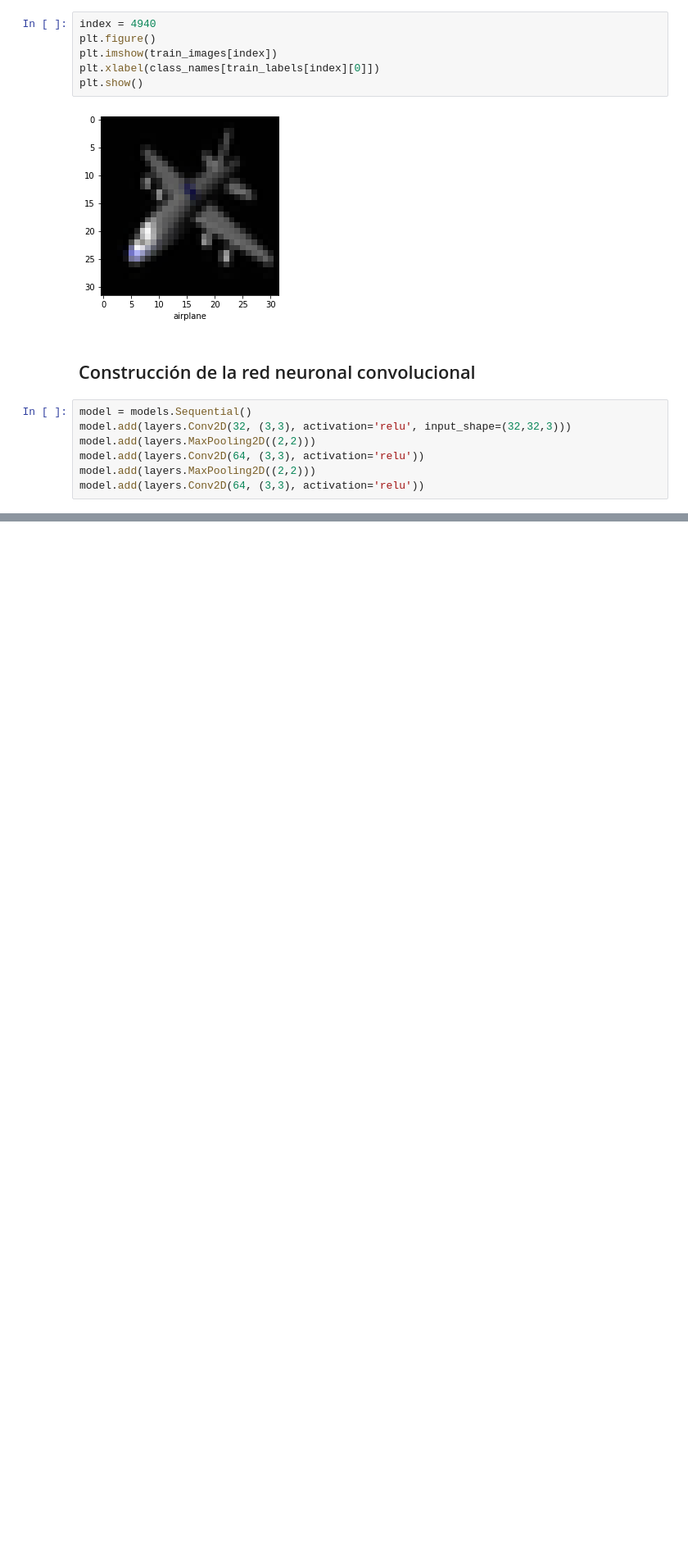
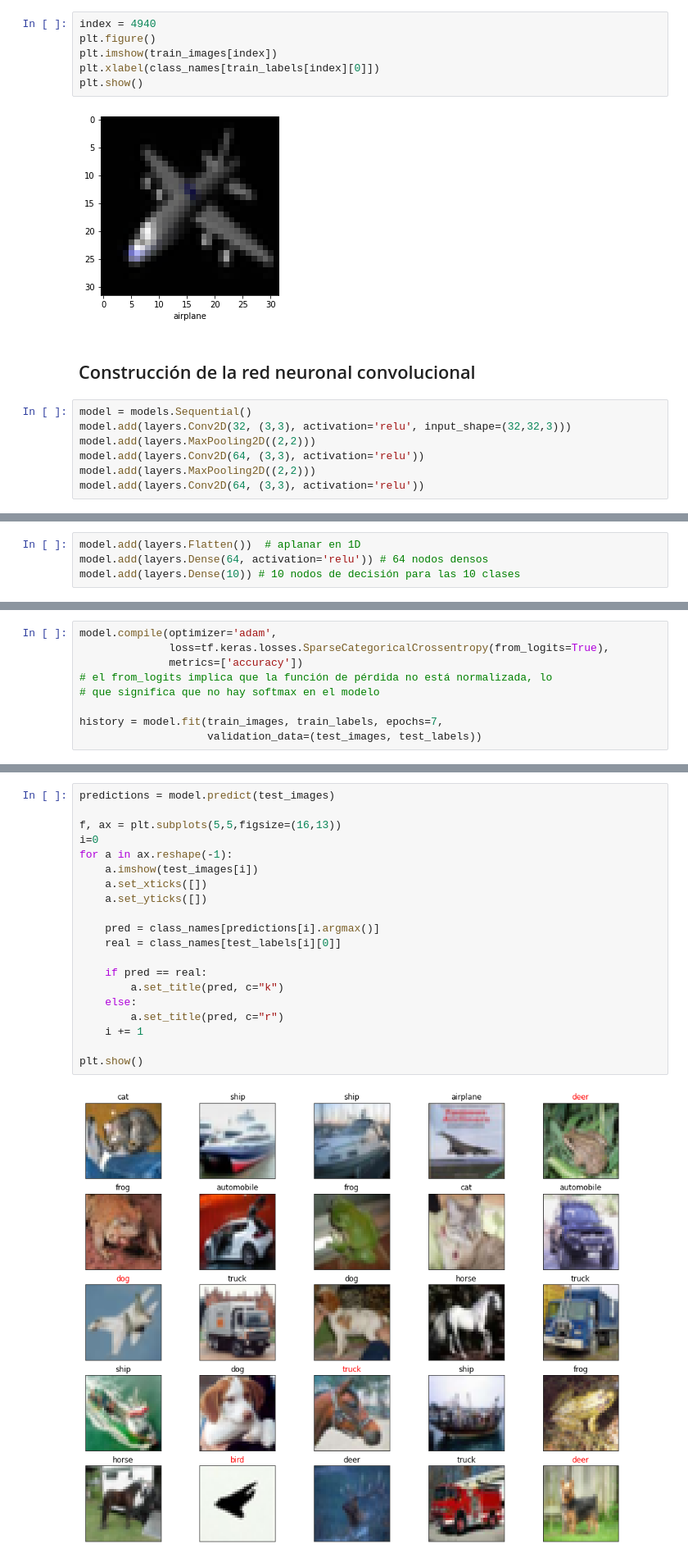
Before and after one commit to jaimeleet6/tensorflow, a Jupyter notebook: Modulo 4 - Deep Computer Vision.ipynb, the cells around one changed output, grey strips where cells are left out. Shown at 82% size. Drawn from its saved outputs; the diff is of its cells as text; blank space fills up the shorter version.

Commit message:
Module 4 complete / cats dogs model

```diff
--- a/Modulo 4 - Deep Computer Vision.ipynb
+++ b/Modulo 4 - Deep Computer Vision.ipynb
@@ -38,0 +59,4 @@ model.add(layers.Conv2D(64, (3,3), activation='relu'))
+# %%
+model.add(layers.Flatten())  # aplanar en 1D
+model.add(layers.Dense(64, activation='relu')) # 64 nodos densos
+model.add(layers.Dense(10)) # 10 nodos de decisión para las 10 clases
@@ -38,0 +85,9 @@ model.add(layers.Conv2D(64, (3,3), activation='relu'))
+# %%
+model.compile(optimizer='adam',
+              loss=tf.keras.losses.SparseCategoricalCrossentropy(from_logits=True),
+              metrics=['accuracy'])
+# el from_logits implica que la función de pérdida no está normalizada, lo
+# que significa que no hay softmax en el modelo
+
+history = model.fit(train_images, train_labels, epochs=7,
+                    validation_data=(test_images, test_labels))
@@ -38,0 +116,22 @@ model.add(layers.Conv2D(64, (3,3), activation='relu'))
+# %%
+predictions = model.predict(test_images)
+
+f, ax = plt.subplots(5,5,figsize=(16,13))
+i=0
+for a in ax.reshape(-1):
+    a.imshow(test_images[i])
+    a.set_xticks([])
+    a.set_yticks([])
+
+    pred = class_names[predictions[i].argmax()]
+    real = class_names[test_labels[i][0]]
+
+    if pred == real:
+        a.set_title(pred, c="k")
+    else:
+        a.set_title(pred, c="r")
+    i += 1
+
+plt.show()
+# %% [output]
+[figure, added]
```
Also changed, not shown: parts of 43 cells of this notebook, 1 other file.
